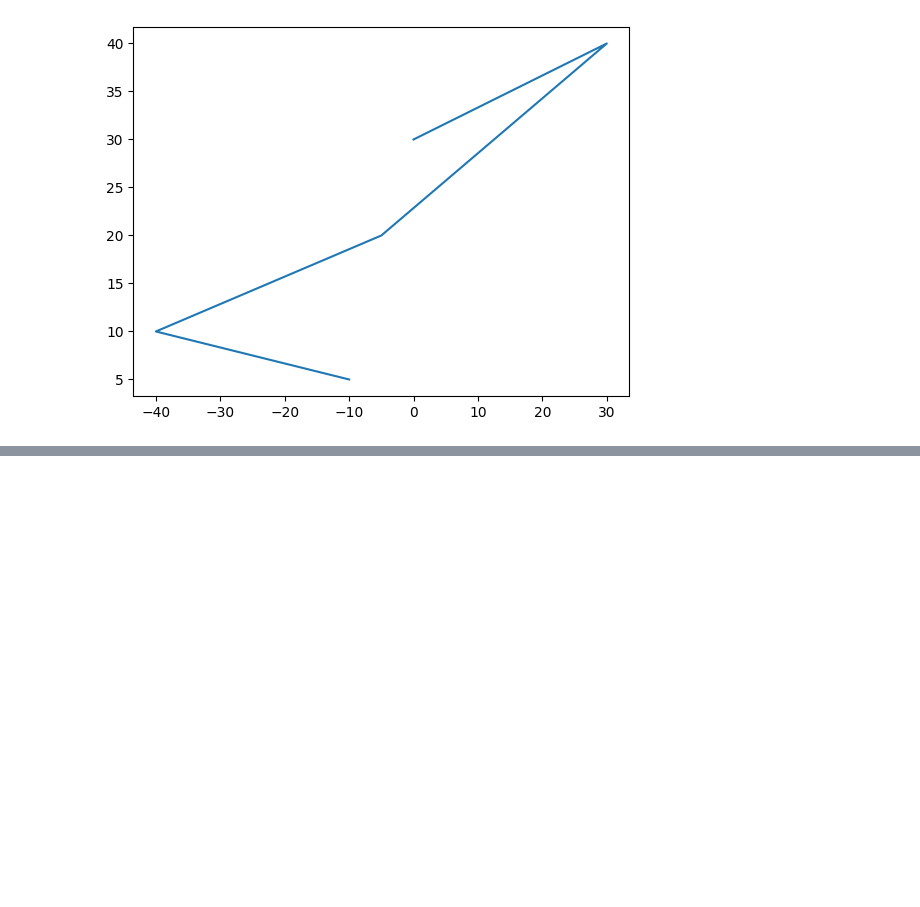
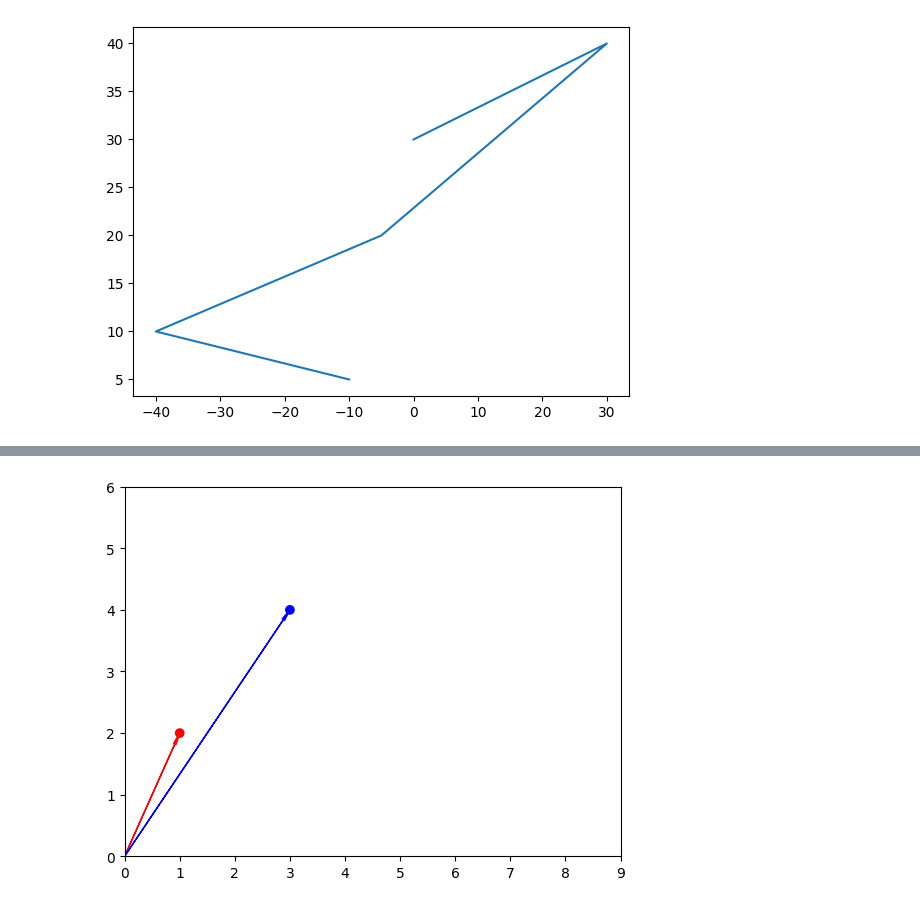
Before and after one commit to Azure06072005/Data-Science-with-Python, a Jupyter notebook: Math/matplotlib.ipynb, the cells around one changed output, grey strips where cells are left out. Cells and saved outputs as stored; diff of their text form; code cells hidden in the pictures; blank space fills up the shorter version.

```diff
--- a/Math/matplotlib.ipynb
+++ b/Math/matplotlib.ipynb
@@ -28,0 +59,17 @@ plt.show()
+# %%
+import numpy as np
+import matplotlib.pyplot as plt
+def plot_vector2d(vector2d, origin = [0,0], **options):
+    return plt.arrow(origin[0], origin[1], vector2d[0], vector2d[1], head_width=0.05, head_length=0.2, length_includes_head=True, **options)
+u = np.array([1,2])
+v = np.array([3,4])
+
+x, y = zip(u,v)
+
+plt.scatter(x,y,color=["r", "b"])
+plot_vector2d(u, color="r")
+plot_vector2d(v, color="b")
+plt.axis([0,9,0,6])
+plt.show()
+# %% [output]
+[figure, added]
```
Also changed, not shown: parts of 14 cells of this notebook.
